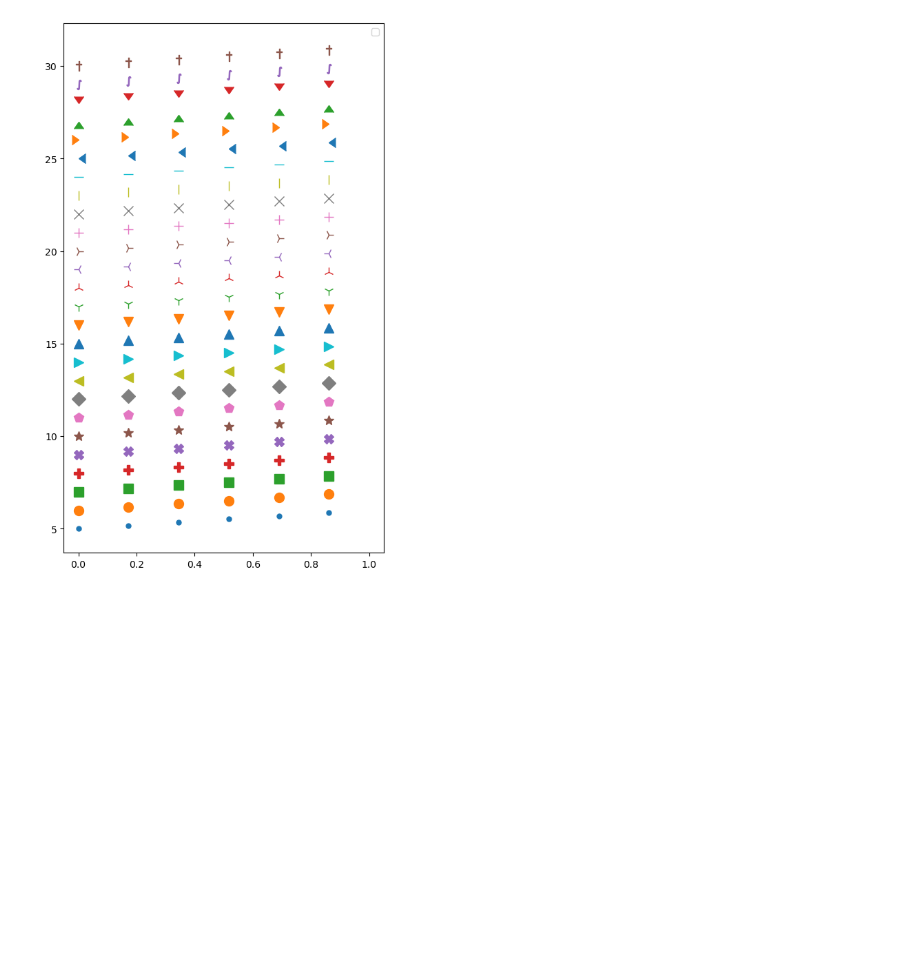
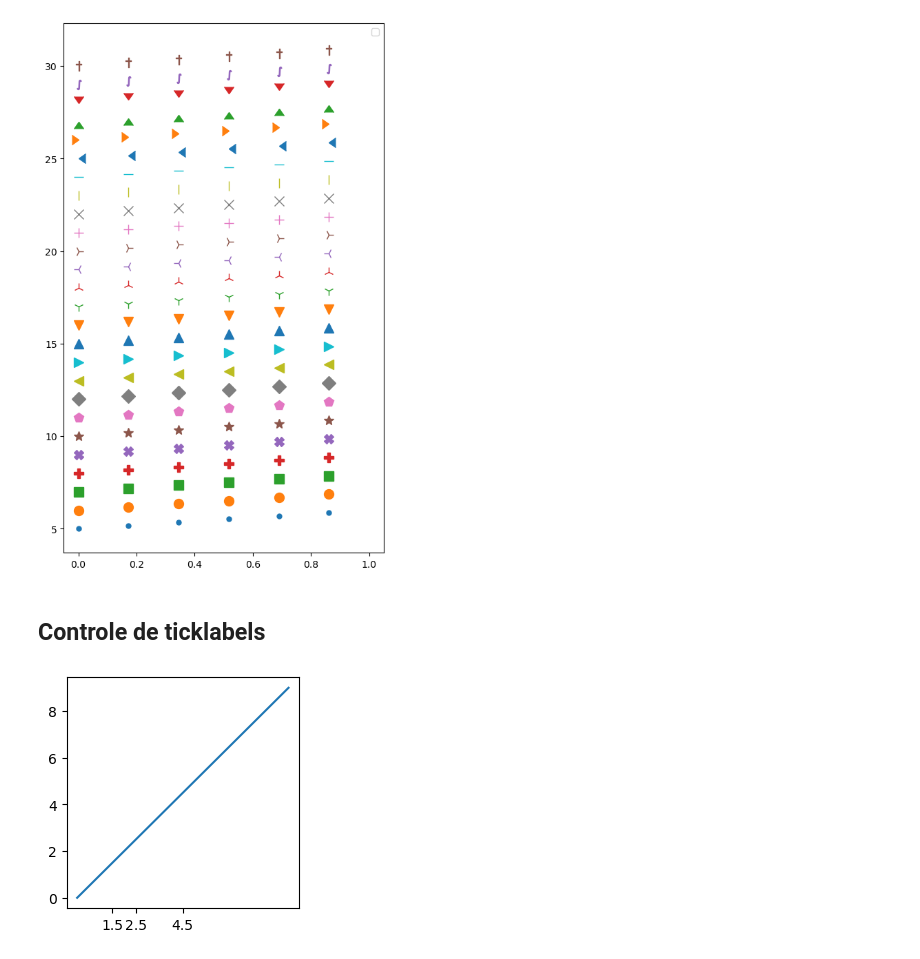
Before and after one commit to gcpeixoto/DATAVIZ, a Jupyter notebook: ipynb/appendix/B-quick-guide-matplotlib.ipynb, the cells around one changed output. Drawn from its saved outputs; the diff is of its cells as text; code cells hidden in the pictures; blank space fills up the shorter version.

```diff
--- a/ipynb/appendix/B-quick-guide-matplotlib.ipynb
+++ b/ipynb/appendix/B-quick-guide-matplotlib.ipynb
@@ -227,3 +227,15 @@ ax.axis('tight');
 # %% [output]
 <matplotlib.legend.Legend at 0x...>
 [figure]
+# %% [markdown]
+## Controle de ticklabels
+# %%
+import matplotlib.pyplot as plt, matplotlib.ticker as mticker
+
+x = list(range(10))
+
+fig, ax = plt.subplots(figsize=(3,3))
+ax.plot(x,x)
+ax.xaxis.set_major_locator(mticker.FixedLocator([1.5,2.5,4.5]))
+# %% [output]
+[figure, added]
```
Also changed, not shown: 34 other files.
